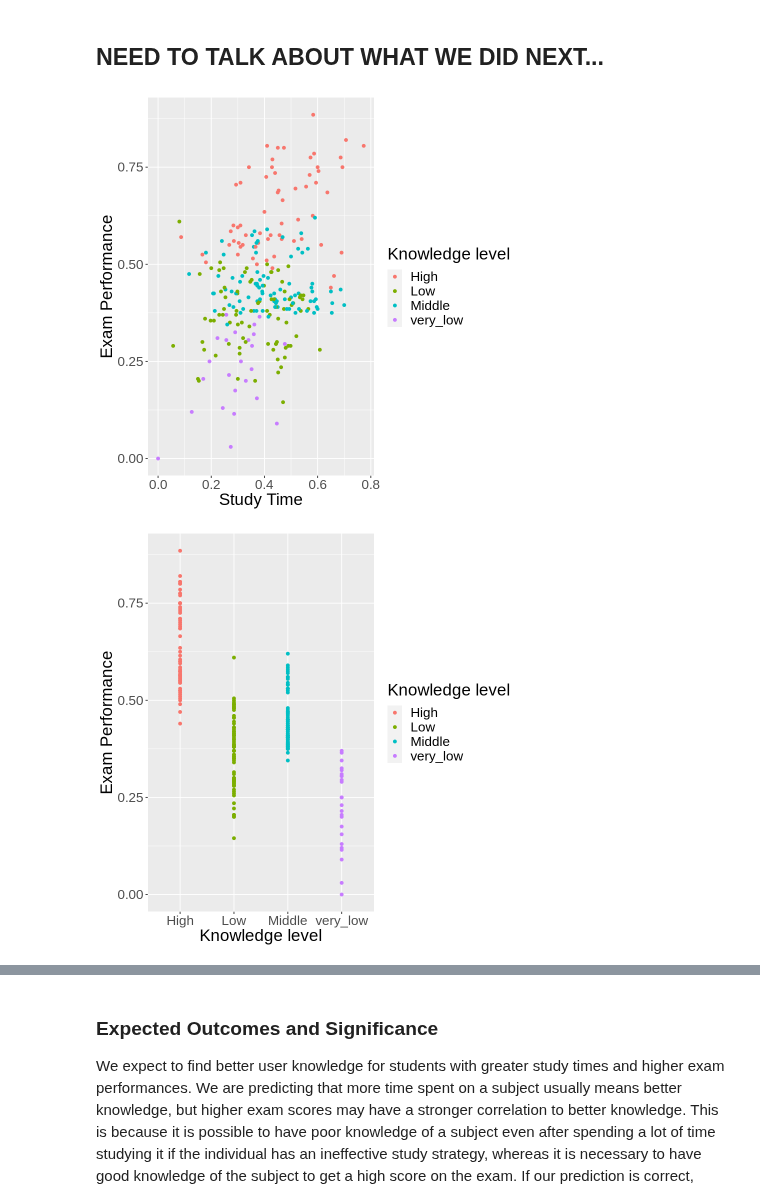
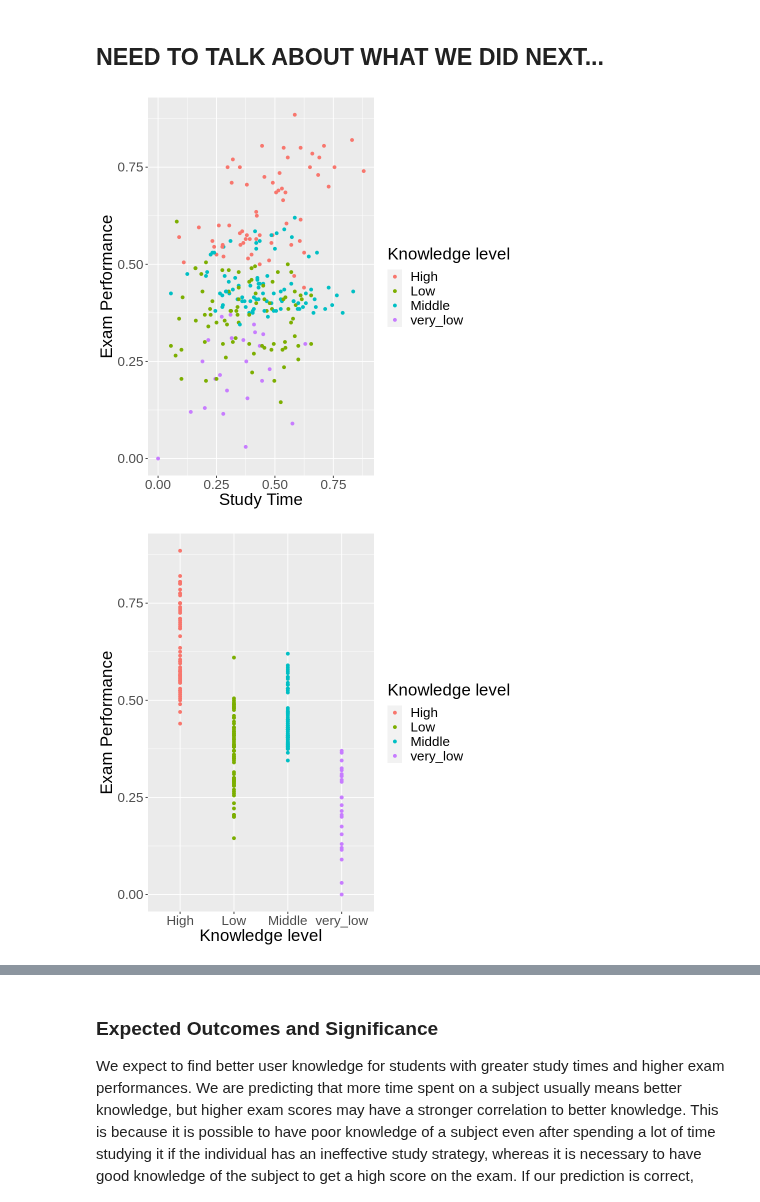
Before and after one commit to annabtse/dsci-100-2022w1-group-49, a Jupyter notebook: Group Project.ipynb, the cells around one changed output, grey strips where cells are left out. Drawn from its saved outputs; the diff is of its cells as text; code cells hidden in the pictures.

```diff
--- a/Group Project.ipynb
+++ b/Group Project.ipynb
@@ -109,28 +109,28 @@ A tibble: 4 × 2
 # %%
 
 training_mutated <- training_data %>%
-mutate(study_avg = ((STG + STR + SCG)/3)) %>%
+mutate(study_avg = ((STG + STR)/2)) %>%
 mutate(exam_avg = ((LPR + PEG)/2))
 
 training_plot <- training_mutated |>
 ggplot(aes(x = study_avg, y = exam_avg, color = UNS)) +
 geom_point() +
 labs(x = "Study Time", y = "Exam Performance", color = "Knowledge level") +
 theme(text = element_text(size=20))
 training_plot
 
 
 training_mutated2 <- training_data %>%
 mutate(exam_avg = ((LPR + PEG)/2))
 
 training_plot <- training_mutated2 |>
 ggplot(aes(x = UNS, y = exam_avg, color = UNS)) +
 geom_point() +
 labs(x = "Knowledge level", y = "Exam Performance", color = "Knowledge level") +
 theme(text = element_text(size=20))
 training_plot
 # %% [output]
-[figure, old version]
+[figure, new version]
 [figure]
 # %% [markdown]
 ***
```
Also changed, not shown: parts of 3 cells of this notebook.
